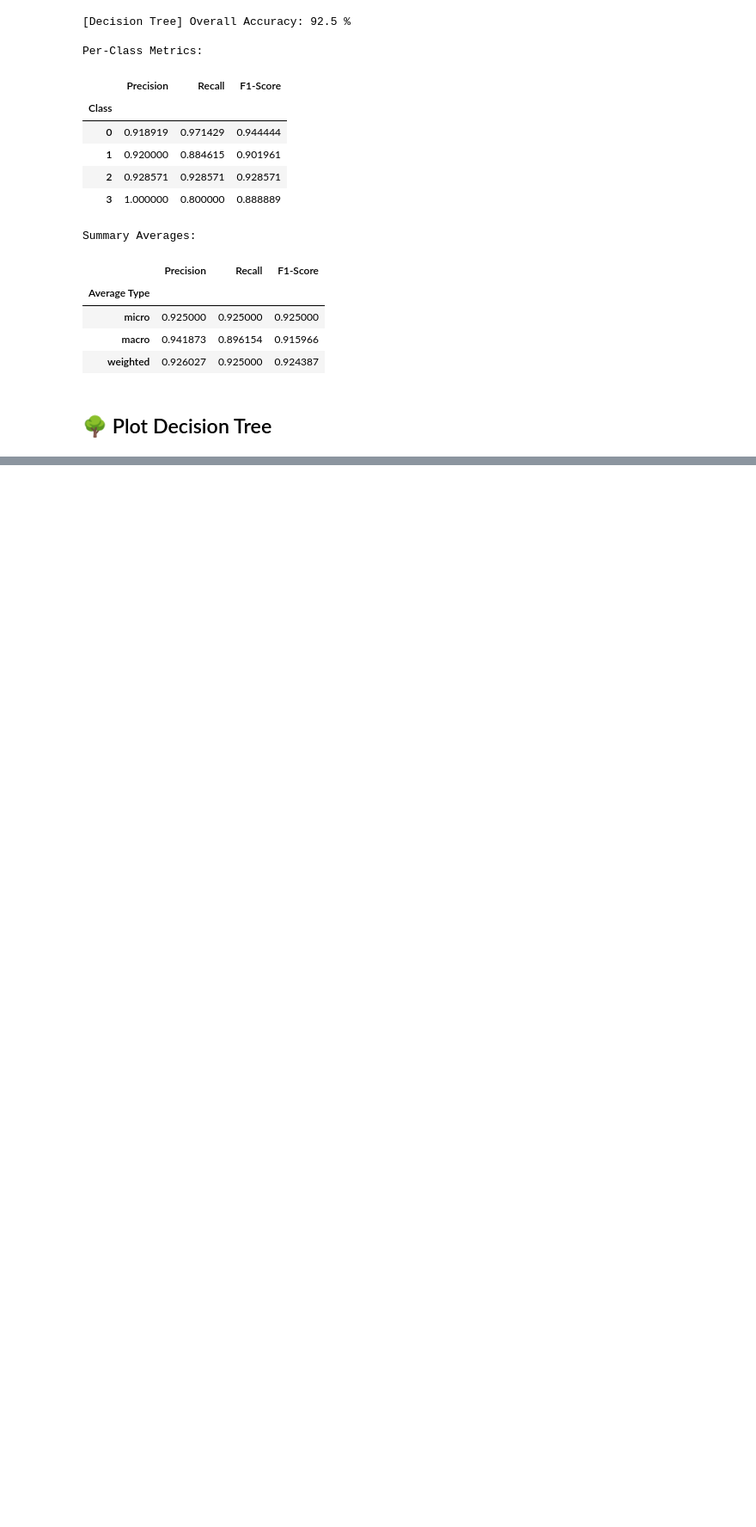
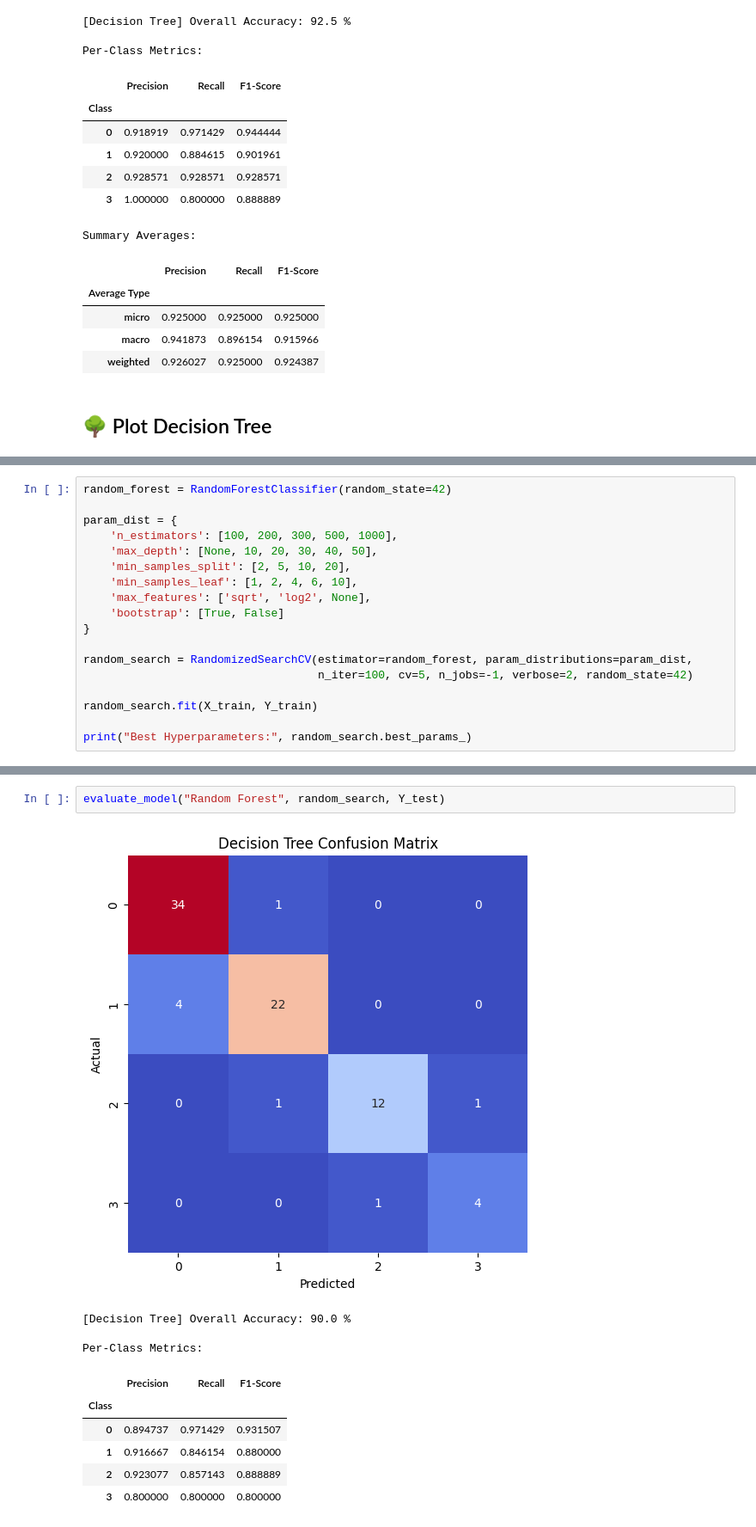
Before and after one commit to Artin-Tavasoli/Machine-Learning-Classifiers, a Jupyter notebook: Machine-Learning-Models.ipynb, the cells around one changed output, grey strips where cells are left out. Shown: that part at 86% size. Saved outputs shown, nothing was run; the diff lists cells and outputs as text; blank space fills up the shorter version.

Commit message:
Modeled Random Forest

```diff
--- a/Machine-Learning-Models.ipynb
+++ b/Machine-Learning-Models.ipynb
@@ -692,0 +725,18 @@ plt.show()
+# %%
+random_forest = RandomForestClassifier(random_state=42)
+
+param_dist = {
+    'n_estimators': [100, 200, 300, 500, 1000],
+    'max_depth': [None, 10, 20, 30, 40, 50],
+    'min_samples_split': [2, 5, 10, 20],
+    'min_samples_leaf': [1, 2, 4, 6, 10],
+    'max_features': ['sqrt', 'log2', None],
+    'bootstrap': [True, False]
+}
+
+random_search = RandomizedSearchCV(estimator=random_forest, param_distributions=param_dist,
+                                   n_iter=100, cv=5, n_jobs=-1, verbose=2, random_state=42)
+
+random_search.fit(X_train, Y_train)
+
+print("Best Hyperparameters:", random_search.best_params_)
@@ -692,0 +746,13 @@ plt.show()
+# %%
+evaluate_model("Random Forest", random_search, Y_test)
+# %% [output]
+[figure, added]
+[Decision Tree] Overall Accuracy: 90.0 %
+
+Per-Class Metrics:
+|  | Precision | Recall | F1-Score |
+| Class |  |  |  |
+| 0 | 0.894737 | 0.971429 | 0.931507 |
+| 1 | 0.916667 | 0.846154 | 0.880000 |
+| 2 | 0.923077 | 0.857143 | 0.888889 |
+| 3 | 0.800000 | 0.800000 | 0.800000 |
```
Also changed, not shown: parts of 6 cells of this notebook.
